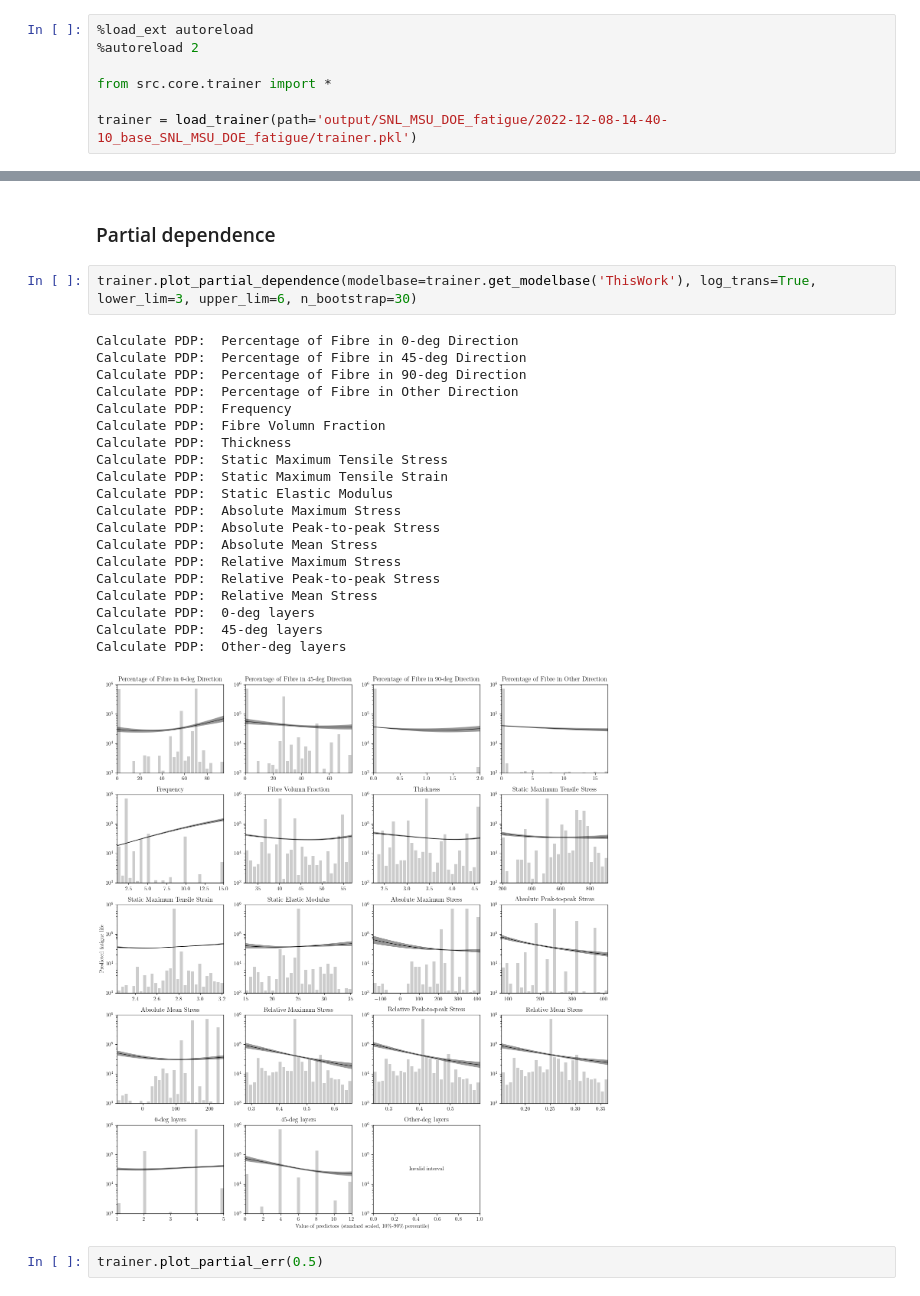
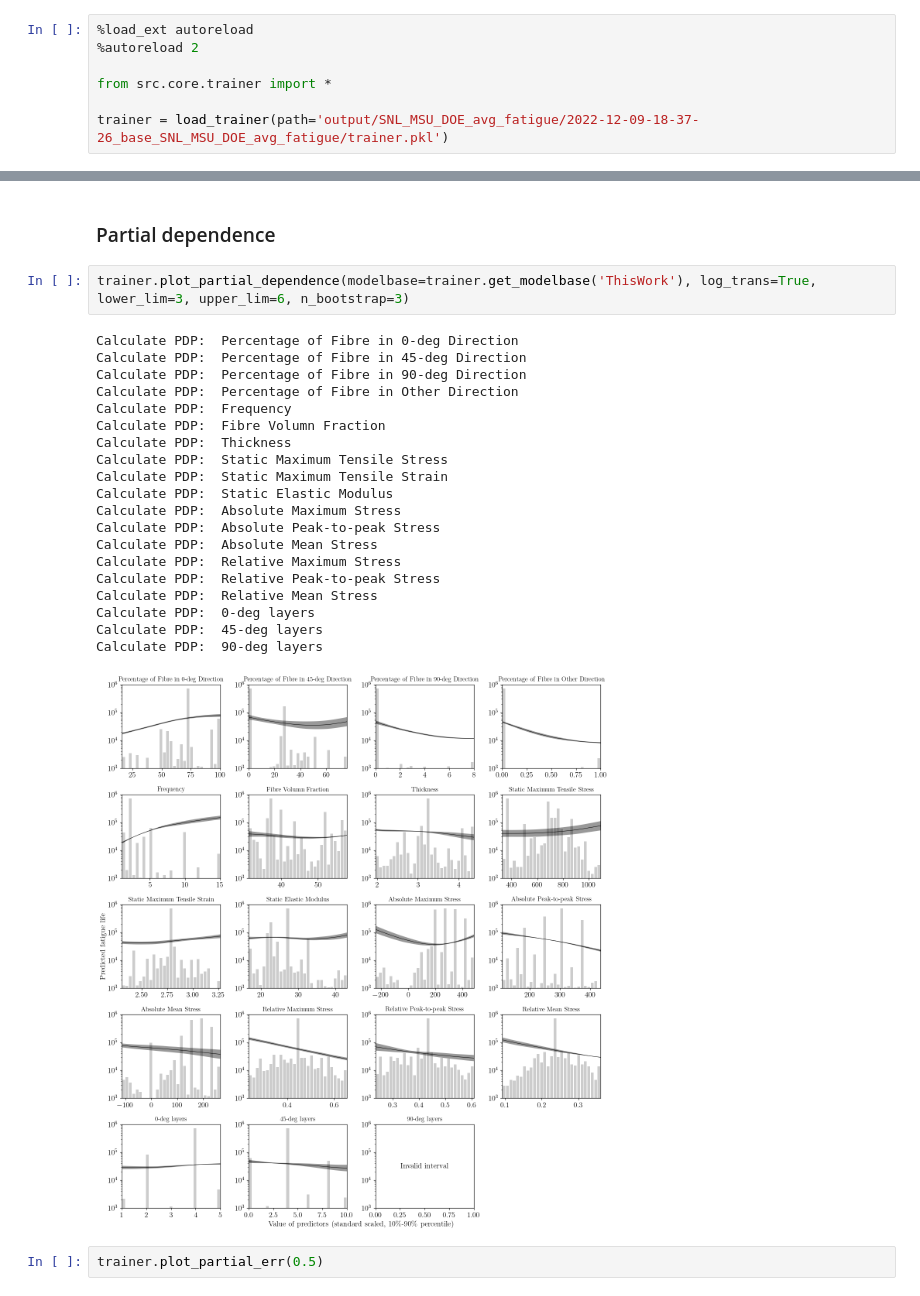
Before and after one commit to Luwen-Zhang/SNEnsemble, a Jupyter notebook: notebooks/main.ipynb, the cells around one changed output, grey strips where cells are left out. Saved outputs shown, nothing was run; the diff lists cells and outputs as text.

```diff
--- a/notebooks/main.ipynb
+++ b/notebooks/main.ipynb
@@ -11,4 +11,4 @@ from src import __root__
 
 from src.core.trainer import *
 
-trainer = load_trainer(path='output/SNL_MSU_DOE_fatigue/2022-12-08-14-40-10_base_SNL_MSU_DOE_fatigue/trainer.pkl')
+trainer = load_trainer(path='output/SNL_MSU_DOE_avg_fatigue/2022-12-09-18-37-26_base_SNL_MSU_DOE_avg_fatigue/trainer.pkl')
@@ -108,28 +107,28 @@ trainer.plot_feature_importance(modelbase=trainer.get_modelbase('ThisWork'), fig
 # %% [markdown]
 ### Partial dependence
 # %%
-trainer.plot_partial_dependence(modelbase=trainer.get_modelbase('ThisWork'), log_trans=True, lower_lim=3, upper_lim=6, n_bootstrap=30)
+trainer.plot_partial_dependence(modelbase=trainer.get_modelbase('ThisWork'), log_trans=True, lower_lim=3, upper_lim=6, n_bootstrap=3)
 # %% [output]
 Calculate PDP:  Percentage of Fibre in 0-deg Direction
 Calculate PDP:  Percentage of Fibre in 45-deg Direction
 Calculate PDP:  Percentage of Fibre in 90-deg Direction
 Calculate PDP:  Percentage of Fibre in Other Direction
 Calculate PDP:  Frequency
 Calculate PDP:  Fibre Volumn Fraction
 Calculate PDP:  Thickness
 Calculate PDP:  Static Maximum Tensile Stress
 Calculate PDP:  Static Maximum Tensile Strain
 Calculate PDP:  Static Elastic Modulus
 Calculate PDP:  Absolute Maximum Stress
 Calculate PDP:  Absolute Peak-to-peak Stress
 Calculate PDP:  Absolute Mean Stress
 Calculate PDP:  Relative Maximum Stress
 Calculate PDP:  Relative Peak-to-peak Stress
 Calculate PDP:  Relative Mean Stress
 Calculate PDP:  0-deg layers
 Calculate PDP:  45-deg layers
-Calculate PDP:  Other-deg layers
+Calculate PDP:  90-deg layers
-[figure, old version]
+[figure, new version]
 # %%
 trainer.plot_partial_err(0.5)
 # %% [output]
```
Also changed, not shown: parts of 3 cells of this notebook, 1 other file.
